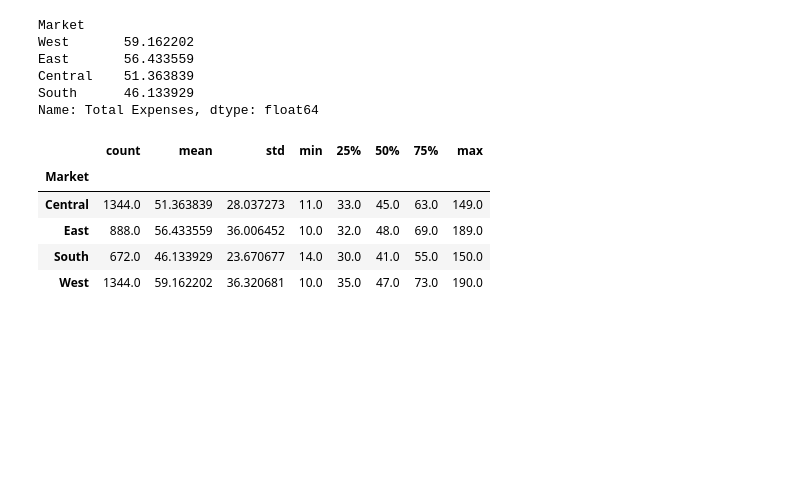
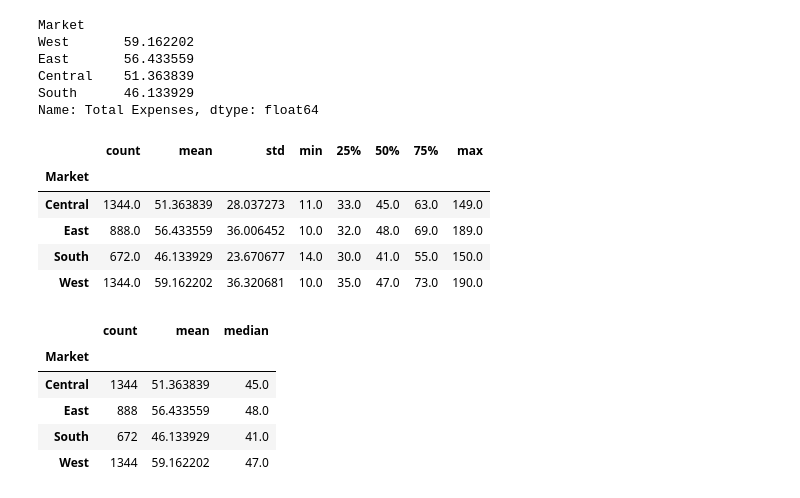
Before and after one commit to alishanstyles/CoffeeChain, a Jupyter notebook: startercode.ipynb, the cells around one changed output. Saved outputs shown, nothing was run; the diff lists cells and outputs as text; code cells hidden in the pictures; blank space fills up the shorter version.

```diff
--- a/startercode.ipynb
+++ b/startercode.ipynb
@@ -610,4 +636,11 @@ df.groupby('Market')['Total Expenses'].describe()
 | South | 672.0 | 46.133929 | 23.670677 | 14.0 | 30.0 | 41.0 | 55.0 | 150.0 |
 | West | 1344.0 | 59.162202 | 36.320681 | 10.0 | 35.0 | 47.0 | 73.0 | 190.0 |
 # %%
-df.groupby('Market')['Total Expenses'].agg(
+df.groupby('Market')['Total Expenses'].agg(['count','mean','median'])
+# %% [output]
+|  | count | mean | median |
+| Market |  |  |  |
+| Central | 1344 | 51.363839 | 45.0 |
+| East | 888 | 56.433559 | 48.0 |
+| South | 672 | 46.133929 | 41.0 |
+| West | 1344 | 59.162202 | 47.0 |
```
Also changed, not shown: parts of 8 cells of this notebook.
